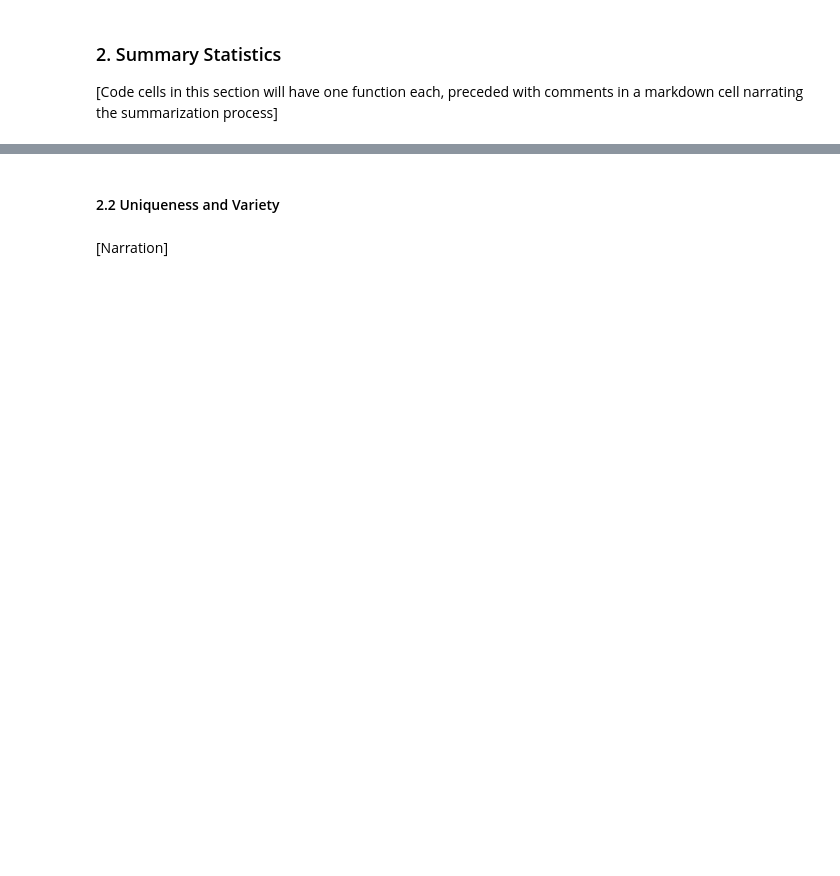
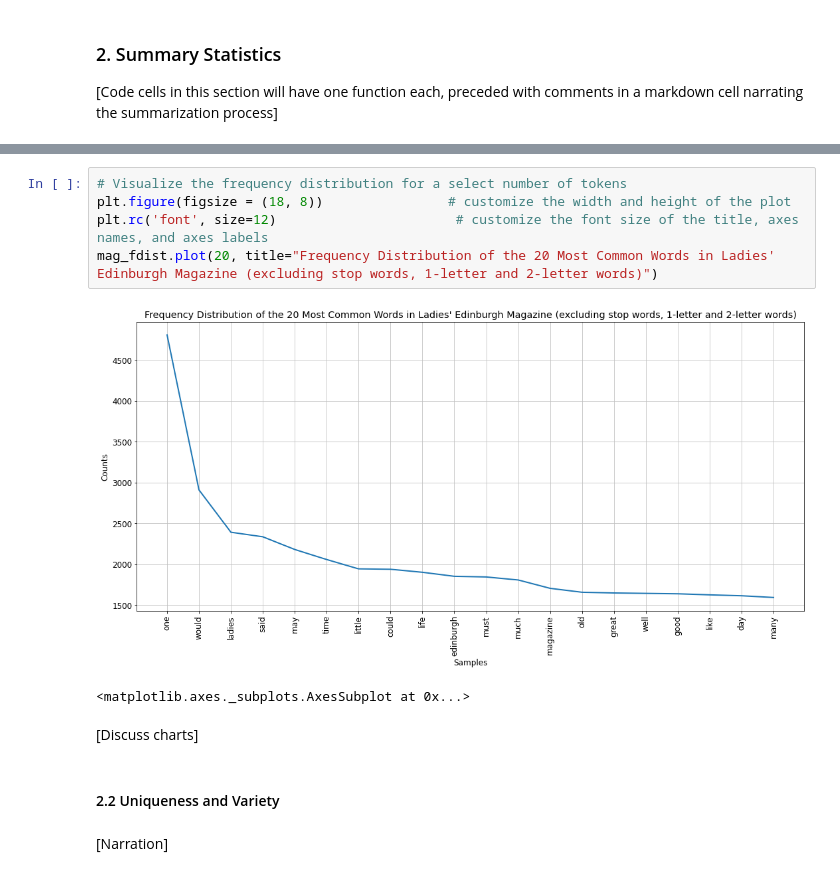
Before and after one commit to NLS-Digital-Scholarship/collections-as-data, a Jupyter notebook: Ladies_Edinburgh_Debating_Society_as_Data.ipynb, the cells around one changed output, grey strips where cells are left out. Drawn from its saved outputs; the diff is of its cells as text; blank space fills up the shorter version.

```diff
--- a/Ladies_Edinburgh_Debating_Society_as_Data.ipynb
+++ b/Ladies_Edinburgh_Debating_Society_as_Data.ipynb
@@ -321,3 +440,13 @@ Another form of standardization is
+# %%
+# Visualize the frequency distribution for a select number of tokens
+plt.figure(figsize = (18, 8))                # customize the width and height of the plot
+plt.rc('font', size=12)                       # customize the font size of the title, axes names, and axes labels
+mag_fdist.plot(20, title="Frequency Distribution of the 20 Most Common Words in Ladies' Edinburgh Magazine (excluding stop words, 1-letter and 2-letter words)")
+# %% [output]
+[figure, added]
+<matplotlib.axes._subplots.AxesSubplot at 0x...>
+# %% [markdown]
+[Discuss charts]
 # %% [markdown]
 #### 2.2 Uniqueness and Variety
 # %% [markdown]
```
Also changed, not shown: parts of 36 cells of this notebook, 1 other file.
